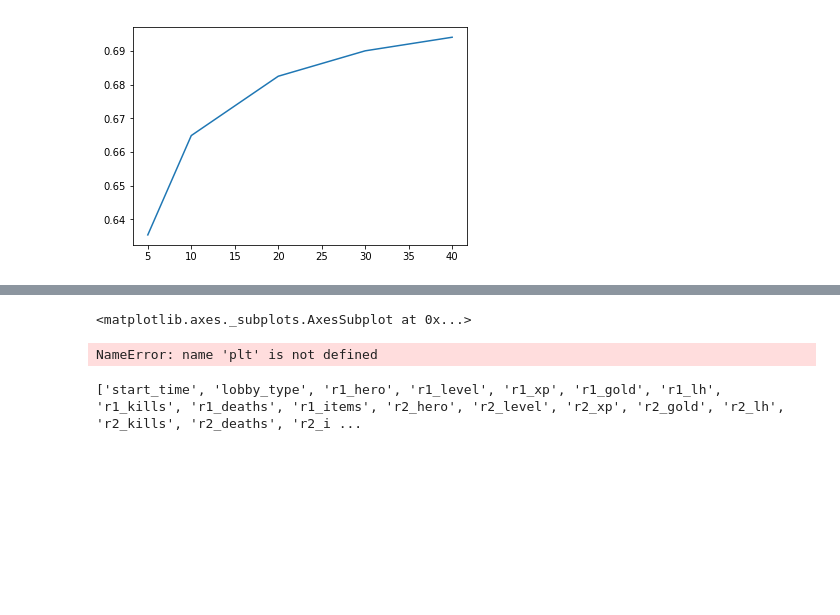
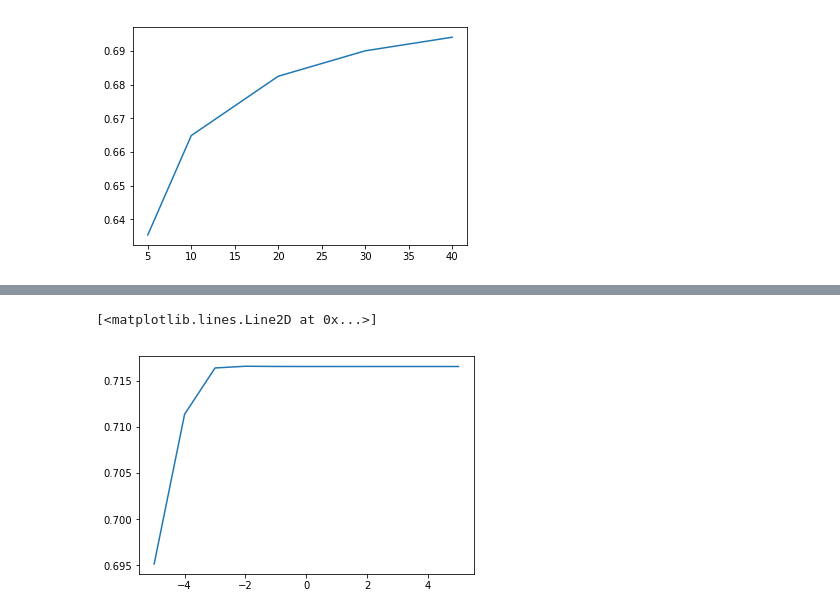
Before and after one commit to atepaevm/ML, a Jupyter notebook: week 7/new_dota.ipynb, the cells around one changed output, grey strips where cells are left out. Drawn from its saved outputs; the diff is of its cells as text; code cells hidden in the pictures; blank space fills up the shorter version.

```diff
--- a/week 7/new_dota.ipynb
+++ b/week 7/new_dota.ipynb
@@ -148,11 +161,12 @@ def getMetrics(n):
 '''
 Время логистической регрессии! Данные у нас уже получены и обработаны, можно сразу учить
 '''
-from sklearn.linear_model import pred=clf.predict_proba(features.iloc[test])[:,1]
-#for c in [0.001,0.01,0.1,1,10,100,1000,10000,100000]:
-#    print(c,getLogMetrics(c))
-clf=LogisticRegression(C=0.00000001,penalty='l2')
-clf.fit(features,y)
-pred=clf.predict_proba(features)[:,1]
-pred
+results=[]
+times=[]
+c_list=[0.00001,0.0001,0.001,0.01,0.1,1,10,100,1000,10000,100000]
+for c in c_list:
+    start_time = datetime.datetime.now()
+    results.append(getLogMetrics(c))
+    times.append(datetime.datetime.now() - start_time)
+    print('С: ',c,' roc_auc: ',results[-1],'time:',times[-1])
 # %% [output]
@@ -174,16 +184,22 @@ lost=features[features.radiant_win==0]
-# %%
-%matplotlib inline
-plt.figure()
-win.r1_gold.plot(kind='bar',style='dict')
-# %% [output]
-<matplotlib.axes._subplots.AxesSubplot at 0x...>
-# %%
-%matplotlib inline
-plt.figure()
-lost.r1_gold.plot(kind='hist')
-# %% [output]
-NameError: name 'plt' is not defined
-# %%
-print(list(features.columns.values))
-# %% [output]
-['start_time', 'lobby_type', 'r1_hero', 'r1_level', 'r1_xp', 'r1_gold', 'r1_lh', 'r1_kills', 'r1_deaths', 'r1_items', 'r2_hero', 'r2_level', 'r2_xp', 'r2_gold', 'r2_lh', 'r2_kills', 'r2_deaths', 'r2_i ...
+# %%
+'''
+Как видим, значения примерно равные:
+tree count:  1e-05  roc_auc:  0.695161634615 time: 0:00:09.526800
+tree count:  0.0001  roc_auc:  0.711357660277 time: 0:00:14.344206
+tree count:  0.001  roc_auc:  0.71636350817 time: 0:00:32.524141
+tree count:  0.01  roc_auc:  0.71655026125 time: 0:00:42.701399
+tree count:  0.1  roc_auc:  0.716527148665 time: 0:00:49.594313
+tree count:  1  roc_auc:  0.716522602481 time: 0:00:45.987427
+tree count:  10  roc_auc:  0.716522288896 time: 0:00:47.728955
+tree count:  100  roc_auc:  0.716522295258 time: 0:00:48.235347
+tree count:  1000  roc_auc:  0.716522322796 time: 0:00:46.875327
+tree count:  10000  roc_auc:  0.716522329151 time: 0:00:43.930897
+tree count:  100000  roc_auc:  0.716522329151 time: 0:00:44.900973
+'''
+import matplotlib.pyplot as plt
+%matplotlib inline
+plt.figure()
+plt.plot(np.log10(c_list),results)
+# %% [output]
+[<matplotlib.lines.Line2D at 0x...>]
+[figure, added]
```
Also changed, not shown: parts of 15 cells of this notebook, 1 other file.
